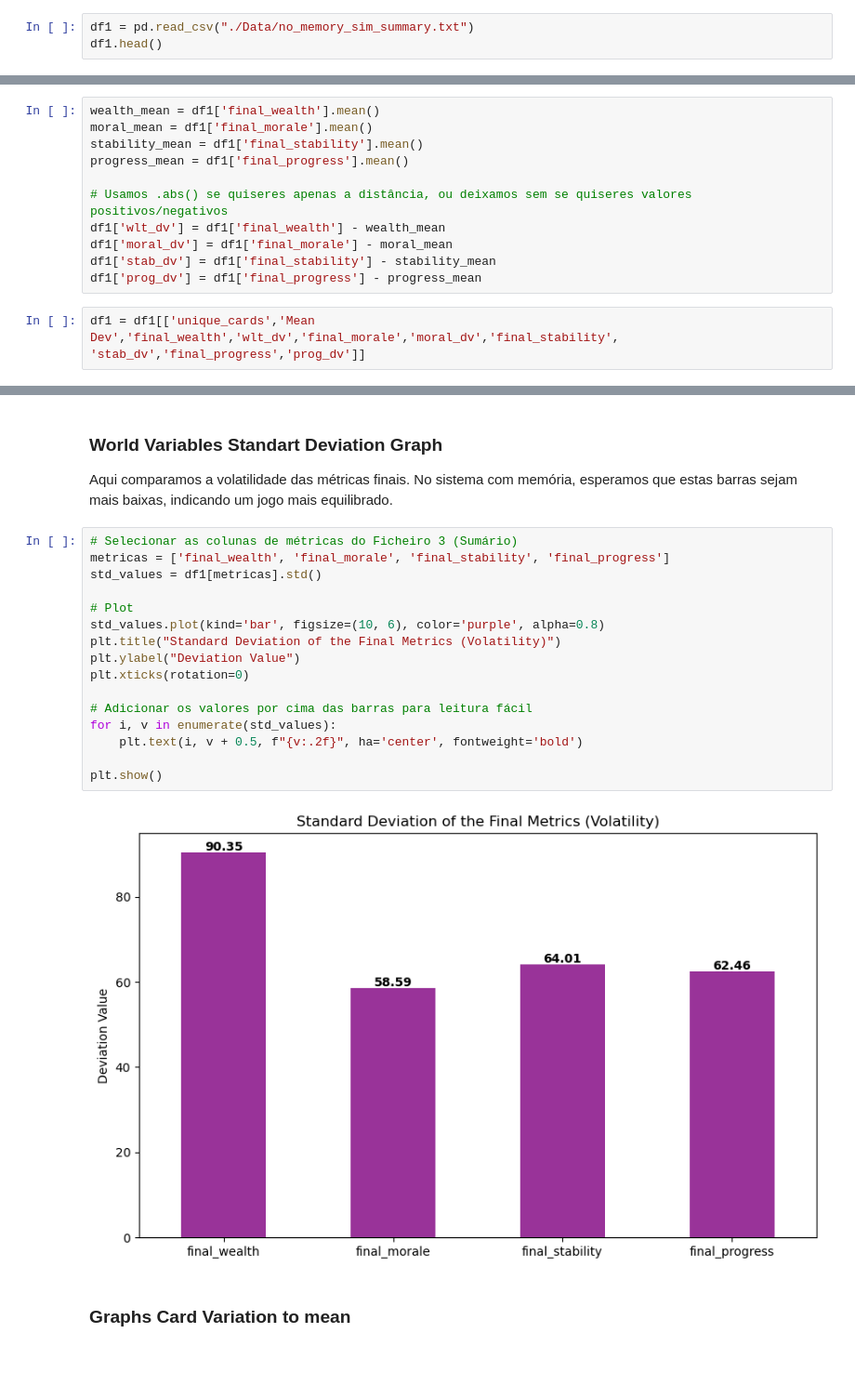
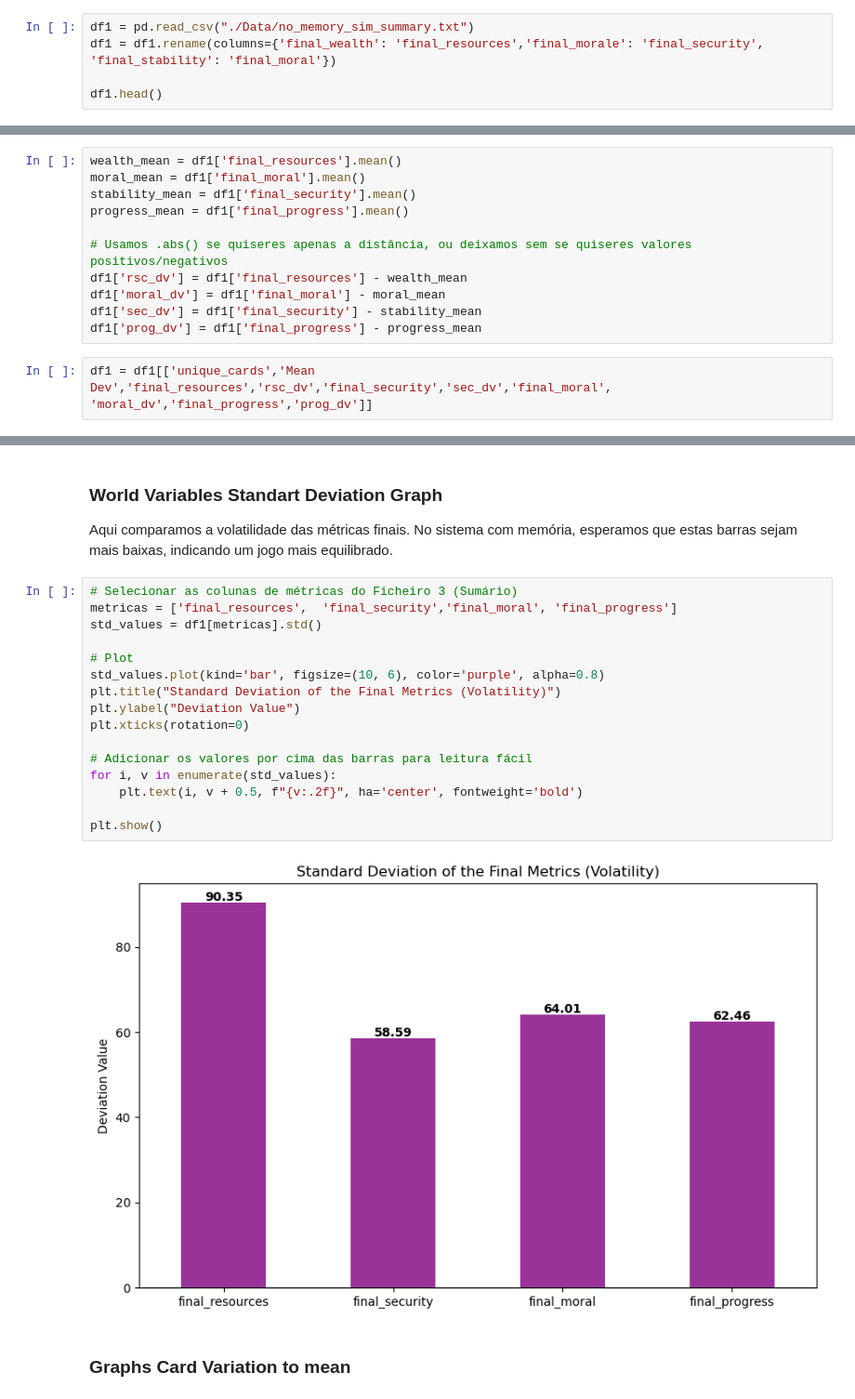
Before and after one commit to davidcurral/Procedural-Narrative-Prototype-Project, a Jupyter notebook: Narrative Data Analysis_No_Memory.ipynb, the cells around one changed output, grey strips where cells are left out. Shown at 93% size. Drawn from its saved outputs; the diff is of its cells as text; blank space fills up the shorter version.

```diff
--- a/Narrative Data Analysis_No_Memory.ipynb
+++ b/Narrative Data Analysis_No_Memory.ipynb
@@ -327,5 +327,7 @@ df1_original = pd.read_csv("./Data/no_memory_sim_summary.txt", index_col=0)
 ### Mean Values & Standart Deviation
 # %%
 df1 = pd.read_csv("./Data/no_memory_sim_summary.txt")
+df1 = df1.rename(columns={'final_wealth': 'final_resources','final_morale': 'final_security', 'final_stability': 'final_moral'})
+
 df1.head()
 # %% [output]
@@ -371,16 +373,16 @@ df1.head().style.set_properties(**{'text-align': 'center'}).format(precision=2)
 # %% [markdown]
 ### Absolute World Values Variance
 # %%
-wealth_mean = df1['final_wealth'].mean()
-moral_mean = df1['final_morale'].mean()
-stability_mean = df1['final_stability'].mean()
+wealth_mean = df1['final_resources'].mean()
+moral_mean = df1['final_moral'].mean()
+stability_mean = df1['final_security'].mean()
 progress_mean = df1['final_progress'].mean()
 
 # Usamos .abs() se quiseres apenas a distância, ou deixamos sem se quiseres valores positivos/negativos
-df1['wlt_dv'] = df1['final_wealth'] - wealth_mean
-df1['moral_dv'] = df1['final_morale'] - moral_mean
-df1['stab_dv'] = df1['final_stability'] - stability_mean
+df1['rsc_dv'] = df1['final_resources'] - wealth_mean
+df1['moral_dv'] = df1['final_moral'] - moral_mean
+df1['sec_dv'] = df1['final_security'] - stability_mean
 df1['prog_dv'] = df1['final_progress'] - progress_mean
 # %%
-df1 = df1[['unique_cards','Mean Dev','final_wealth','wlt_dv','final_morale','moral_dv','final_stability', 'stab_dv','final_progress','prog_dv']]
+df1 = df1[['unique_cards','Mean Dev','final_resources','rsc_dv','final_security','sec_dv','final_moral', 'moral_dv','final_progress','prog_dv']]
 # %%
@@ -401,22 +403,22 @@ df1.head().style.set_properties(**{'text-align': 'center'}).format(precision=2)
 Aqui comparamos a volatilidade das métricas finais. No sistema com memória, esperamos que estas barras sejam mais baixas, indicando um jogo mais equilibrado.
 # %%
 # Selecionar as colunas de métricas do Ficheiro 3 (Sumário)
-metricas = ['final_wealth', 'final_morale', 'final_stability', 'final_progress']
+metricas = ['final_resources',  'final_security','final_moral', 'final_progress']
 std_values = df1[metricas].std()
 
 # Plot
 std_values.plot(kind='bar', figsize=(10, 6), color='purple', alpha=0.8)
 plt.title("Standard Deviation of the Final Metrics (Volatility)")
 plt.ylabel("Deviation Value")
 plt.xticks(rotation=0)
 
 # Adicionar os valores por cima das barras para leitura fácil
 for i, v in enumerate(std_values):
     plt.text(i, v + 0.5, f"{v:.2f}", ha='center', fontweight='bold')
 
 plt.show()
 # %% [output]
-[figure, old version]
+[figure, new version]
 # %% [markdown]
 ### Graphs Card Variation to mean
 # %%
```
Also changed, not shown: parts of 14 cells of this notebook, 8 other files.
